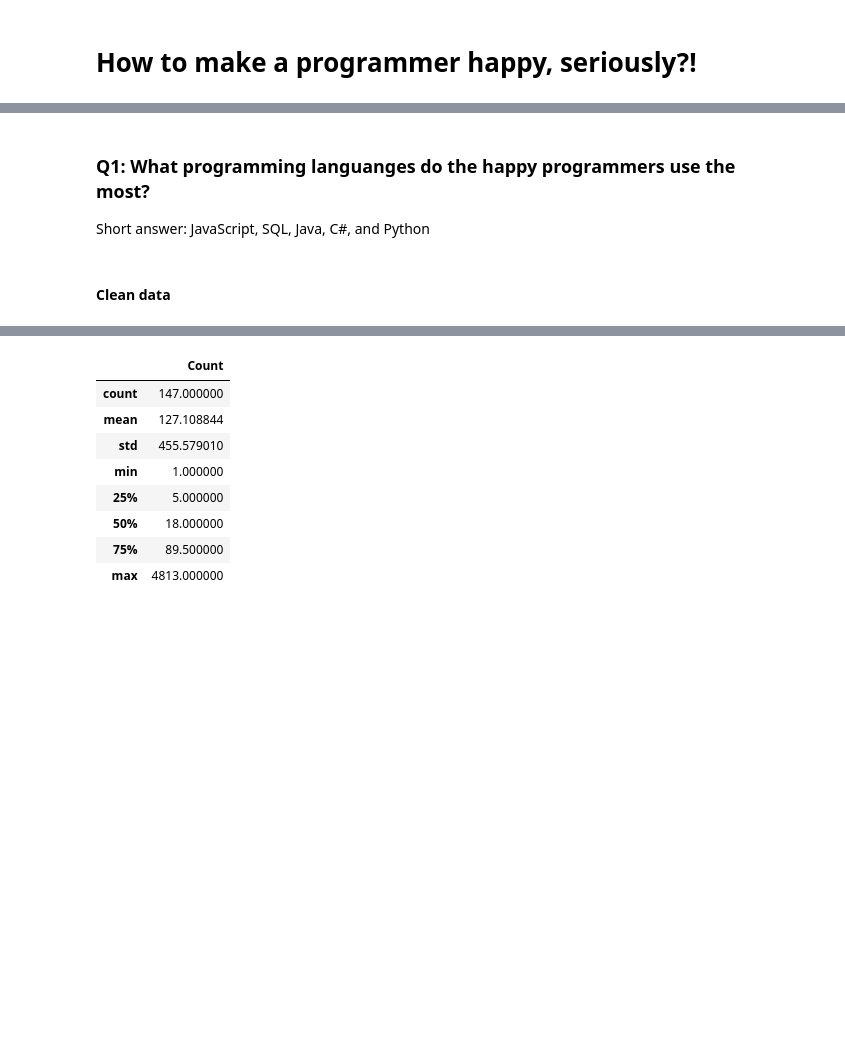
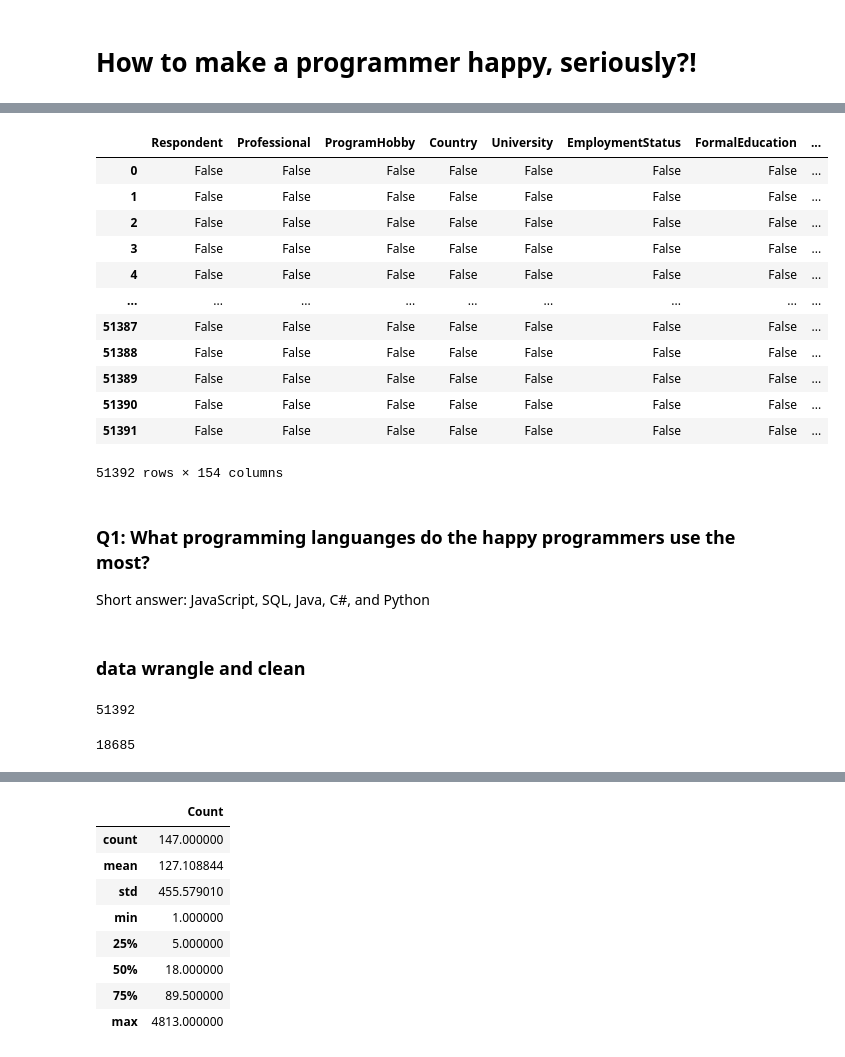
Before and after one commit to zhhaop09/Udacity_DS_Project1, a Jupyter notebook: model/Project1.ipynb, the cells around one changed output, grey strips where cells are left out. Drawn from its saved outputs; the diff is of its cells as text; code cells hidden in the pictures; blank space fills up the shorter version.

```diff
--- a/model/Project1.ipynb
+++ b/model/Project1.ipynb
@@ -20,8 +35,32 @@ schema = pd.read_csv('../raw_data/survey_results_schema.csv')
+# %%
+data.isna()
+# %% [output]
+|  | Respondent | Professional | ProgramHobby | Country | University | EmploymentStatus | FormalEducation | ... |
+| 0 | False | False | False | False | False | False | False | ... |
+| 1 | False | False | False | False | False | False | False | ... |
+| 2 | False | False | False | False | False | False | False | ... |
+| 3 | False | False | False | False | False | False | False | ... |
+| 4 | False | False | False | False | False | False | False | ... |
+| ... | ... | ... | ... | ... | ... | ... | ... | ... |
+| 51387 | False | False | False | False | False | False | False | ... |
+| 51388 | False | False | False | False | False | False | False | ... |
+| 51389 | False | False | False | False | False | False | False | ... |
+| 51390 | False | False | False | False | False | False | False | ... |
+| 51391 | False | False | False | False | False | False | False | ... |
+51392 rows × 154 columns
 # %% [markdown]
 ### Q1: What programming languanges do the happy programmers use the most?
 
 Short answer: JavaScript, SQL, Java, C#,  and Python
 # %% [markdown]
-#### Clean data
+### data wrangle and clean
 # %%
 happy_programmer_df = data.loc[(data['JobSatisfaction']>=8) & data['CareerSatisfaction'] == True].copy() # filter the people who like the current jobs
+# %%
+data.shape[0]
+# %% [output]
+51392
+# %%
+happy_programmer_df.shape[0]
+# %% [output]
+18685
```
Also changed, not shown: parts of 9 cells of this notebook, 2 other files.
